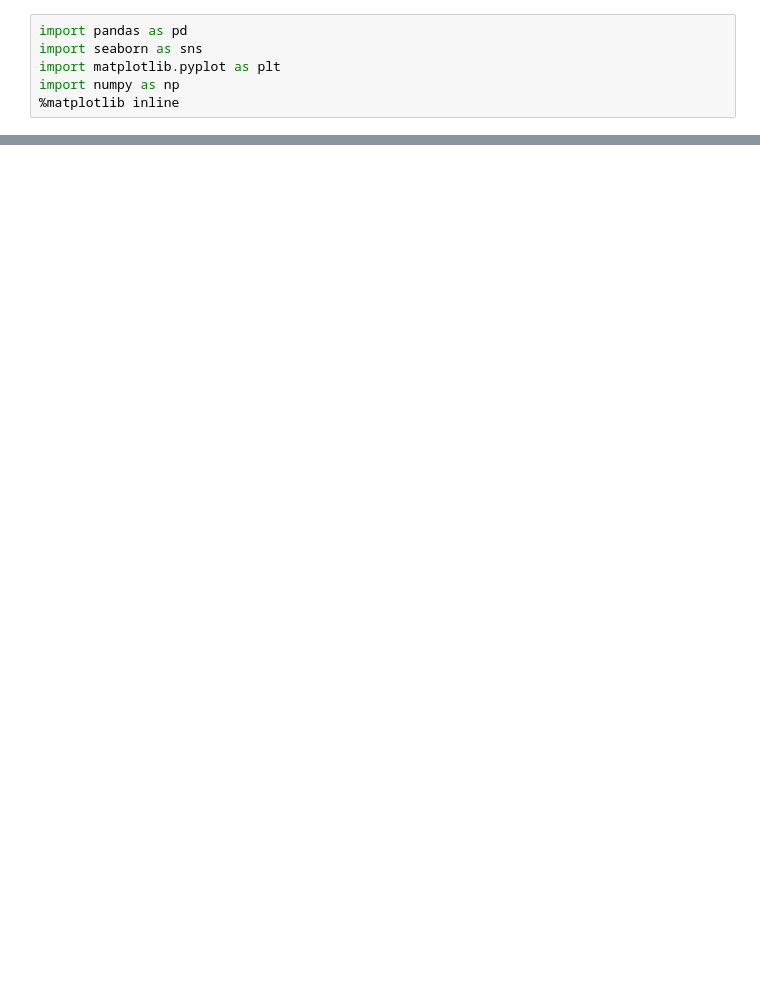
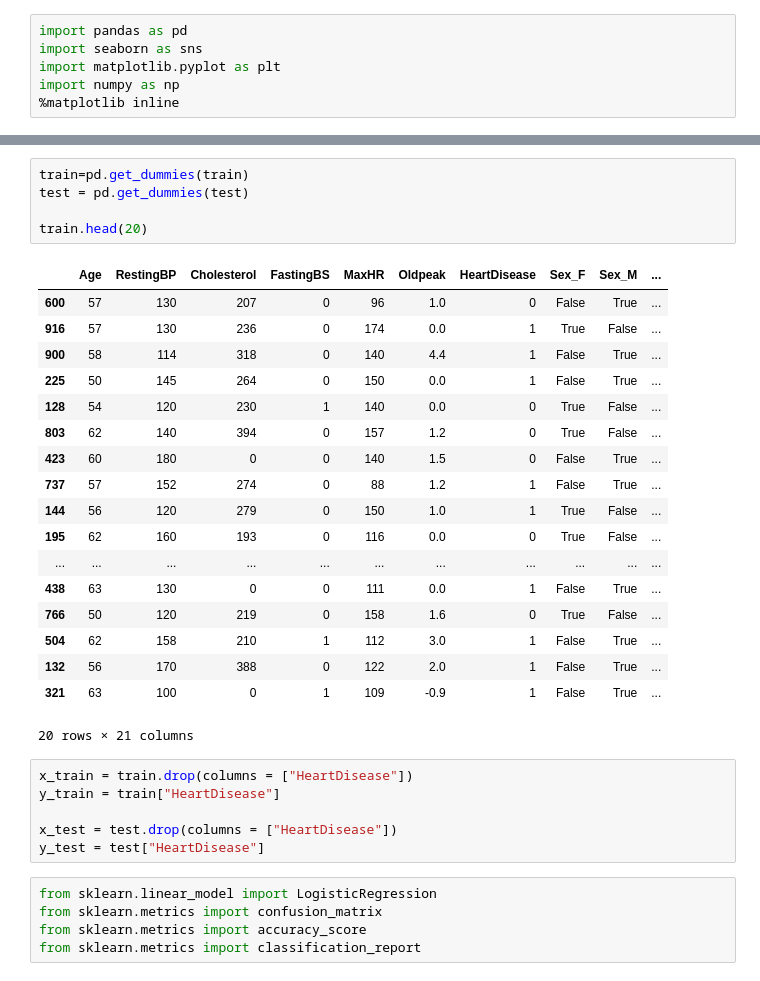
Before and after one commit to Amalaseeli/backend_data_science, a Jupyter notebook: Jupyter-notebooks/app.ipynb, the cells around one changed output, grey strips where cells are left out. Saved outputs shown, nothing was run; the diff lists cells and outputs as text; blank space fills up the shorter version.

```diff
--- a/Jupyter-notebooks/app.ipynb
+++ b/Jupyter-notebooks/app.ipynb
@@ -28,0 +169,35 @@ import numpy as np
+# %%
+train=pd.get_dummies(train)
+test = pd.get_dummies(test)
+
+train.head(20)
+# %% [output]
+|  | Age | RestingBP | Cholesterol | FastingBS | MaxHR | Oldpeak | HeartDisease | Sex_F | Sex_M | ... |
+| 600 | 57 | 130 | 207 | 0 | 96 | 1.0 | 0 | False | True | ... |
+| 916 | 57 | 130 | 236 | 0 | 174 | 0.0 | 1 | True | False | ... |
+| 900 | 58 | 114 | 318 | 0 | 140 | 4.4 | 1 | False | True | ... |
+| 225 | 50 | 145 | 264 | 0 | 150 | 0.0 | 1 | False | True | ... |
+| 128 | 54 | 120 | 230 | 1 | 140 | 0.0 | 0 | True | False | ... |
+| 803 | 62 | 140 | 394 | 0 | 157 | 1.2 | 0 | True | False | ... |
+| 423 | 60 | 180 | 0 | 0 | 140 | 1.5 | 0 | False | True | ... |
+| 737 | 57 | 152 | 274 | 0 | 88 | 1.2 | 1 | False | True | ... |
+| 144 | 56 | 120 | 279 | 0 | 150 | 1.0 | 1 | True | False | ... |
+| 195 | 62 | 160 | 193 | 0 | 116 | 0.0 | 0 | True | False | ... |
+| ... | ... | ... | ... | ... | ... | ... | ... | ... | ... | ... |
+| 438 | 63 | 130 | 0 | 0 | 111 | 0.0 | 1 | False | True | ... |
+| 766 | 50 | 120 | 219 | 0 | 158 | 1.6 | 0 | True | False | ... |
+| 504 | 62 | 158 | 210 | 1 | 112 | 3.0 | 1 | False | True | ... |
+| 132 | 56 | 170 | 388 | 0 | 122 | 2.0 | 1 | False | True | ... |
+| 321 | 63 | 100 | 0 | 1 | 109 | -0.9 | 1 | False | True | ... |
+20 rows × 21 columns
+# %%
+x_train = train.drop(columns = ["HeartDisease"])
+y_train = train["HeartDisease"]
+
+x_test = test.drop(columns = ["HeartDisease"])
+y_test = test["HeartDisease"]
+# %%
+from sklearn.linear_model import LogisticRegression
+from sklearn.metrics import confusion_matrix
+from sklearn.metrics import accuracy_score
+from sklearn.metrics import classification_report
```
Also changed, not shown: parts of 16 cells of this notebook.
